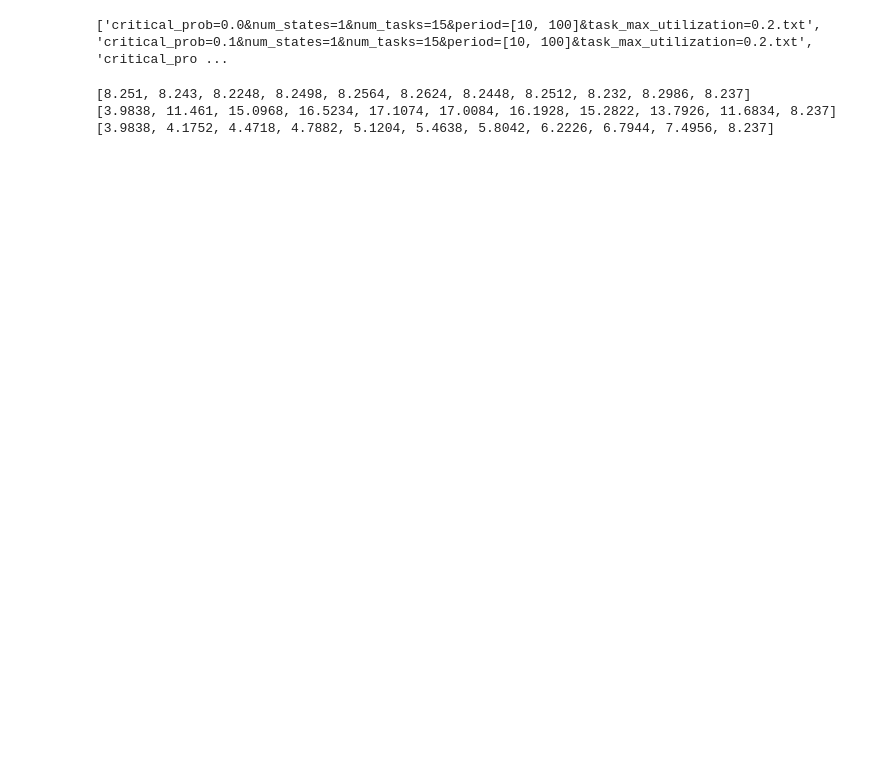
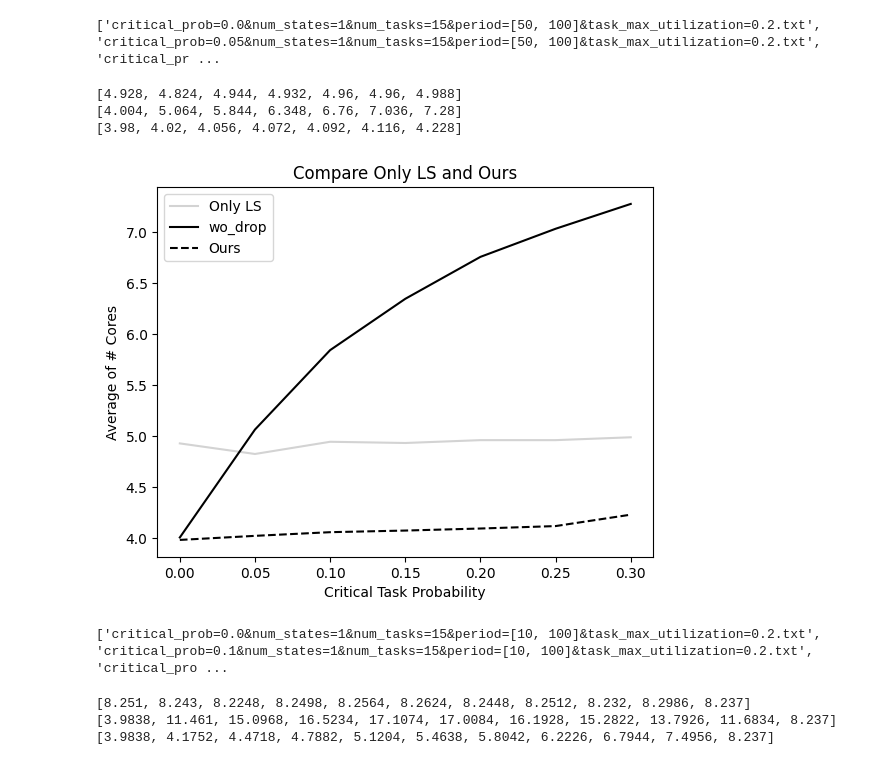
Before and after one commit to Akyeast/softerr_sim, a Jupyter notebook: vis/vis_rerun.ipynb, the cells around one changed output. Saved outputs shown, nothing was run; the diff lists cells and outputs as text; code cells hidden in the pictures; blank space fills up the shorter version.

Commit message:
update lower probability for with wo drop

```diff
--- a/vis/vis_rerun.ipynb
+++ b/vis/vis_rerun.ipynb
@@ -5,11 +5,58 @@ import pandas as pd
 import os
 from utils import get_file_data, get_config, get_file_avg
 # %%
-file_path = '../output/rerun/'
+file_path = '../output/rerun-bck-lowprob/'
 files = sorted(os.listdir(file_path))
 print(files)
 # %% [output]
-['critical_prob=0.0&num_states=1&num_tasks=15&period=[10, 100]&task_max_utilization=0.2.txt', 'critical_prob=0.1&num_states=1&num_tasks=15&period=[10, 100]&task_max_utilization=0.2.txt', 'critical_pro ...
+['critical_prob=0.0&num_states=1&num_tasks=15&period=[50, 100]&task_max_utilization=0.2.txt', 'critical_prob=0.05&num_states=1&num_tasks=15&period=[50, 100]&task_max_utilization=0.2.txt', 'critical_pr ...
+# %%
+cfg = get_config('../cfg/rerun_lower_exp_cfg.json')
+
+criticality_prob_list = cfg['critical_prob_list']
+
+orig = [0.0] * len(criticality_prob_list)
+wo_drop = [0.0] * len(criticality_prob_list)
+ours = [0.0] * len(criticality_prob_list)
+# %%
+for file in files :
+    if not file.endswith('.txt') :
+        continue
+    _params = [p.split('=') for p in file[:-4].split('&')]
+    params = {k: v for k, v in _params}
+    core_orig, core_wo_drop, core_ours = get_file_avg(file_path + file)
+    index = criticality_prob_list.index(float(params['critical_prob']))
+
+    orig[index] += core_orig
+    wo_drop[index] += core_wo_drop
+    ours[index] += core_ours
+# %%
+print(orig)
+print(wo_drop)
+print(ours)
+# %% [output]
+[4.928, 4.824, 4.944, 4.932, 4.96, 4.96, 4.988]
+[4.004, 5.064, 5.844, 6.348, 6.76, 7.036, 7.28]
+[3.98, 4.02, 4.056, 4.072, 4.092, 4.116, 4.228]
+# %%
+plt.plot(criticality_prob_list, orig, label='Only LS', color='lightgray')
+plt.plot(criticality_prob_list, wo_drop, label='wo_drop', color='black')
+plt.plot(criticality_prob_list, ours, label='Ours', color='black', linestyle='dashed')
+
+plt.title('Compare Only LS and Ours')
+plt.xlabel('Critical Task Probability')
+plt.ylabel('Average of # Cores')
+plt.legend()
+plt.show()
+# %% [output]
+[figure, added]
+# %%
+
+file_path = '../output/rerun/'
+files = sorted(os.listdir(file_path))
+print(files)
+# %% [output]
+['critical_prob=0.0&num_states=1&num_tasks=15&period=[10, 100]&task_max_utilization=0.2.txt', 'critical_prob=0.1&num_states=1&num_tasks=15&period=[10, 100]&task_max_utilization=0.2.txt', 'critical_pro ...
 # %%
 cfg = get_config('../cfg/rerun_exp_cfg.json')
 
```
Also changed, not shown: parts of 1 cell of this notebook, 11 other files.
